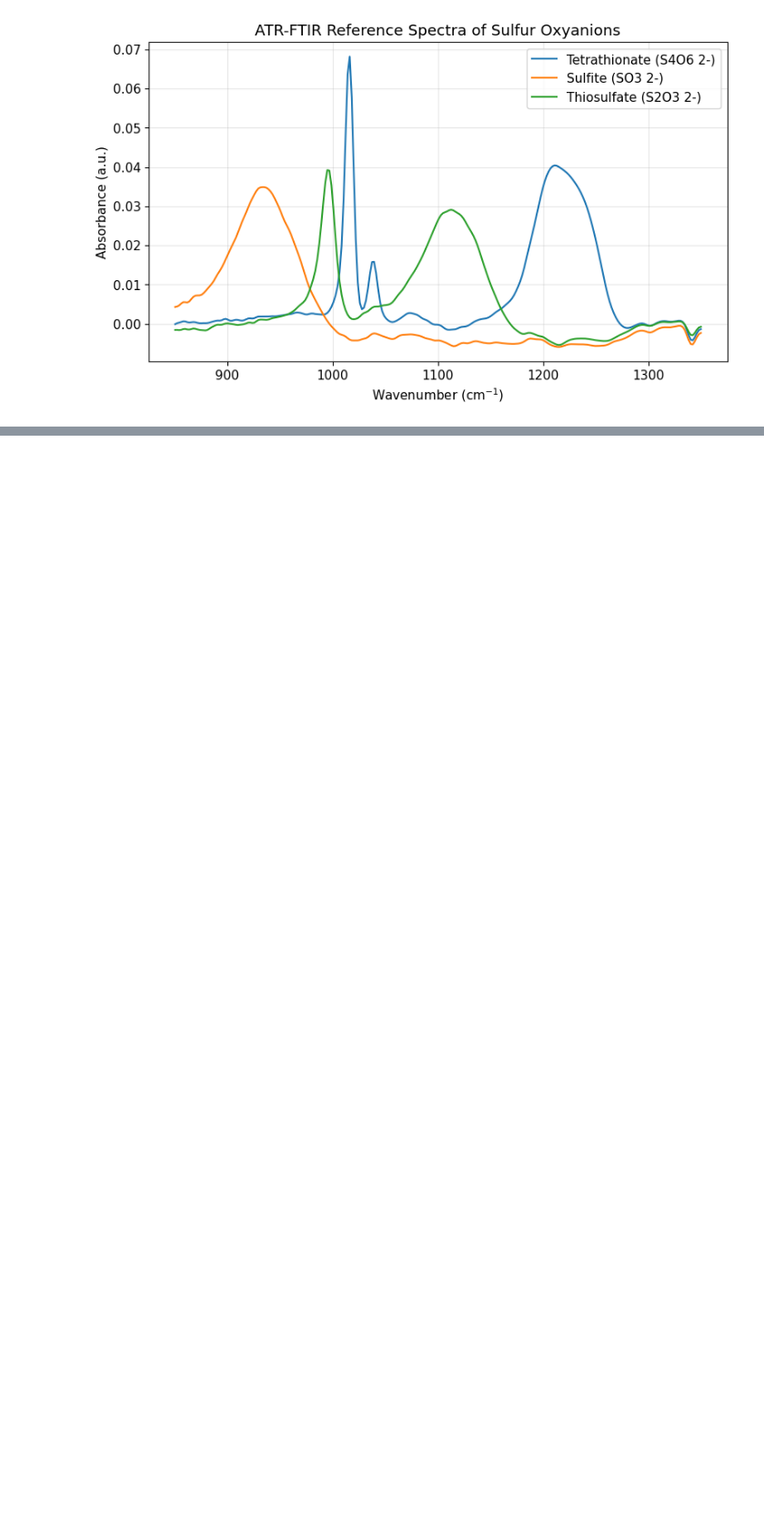
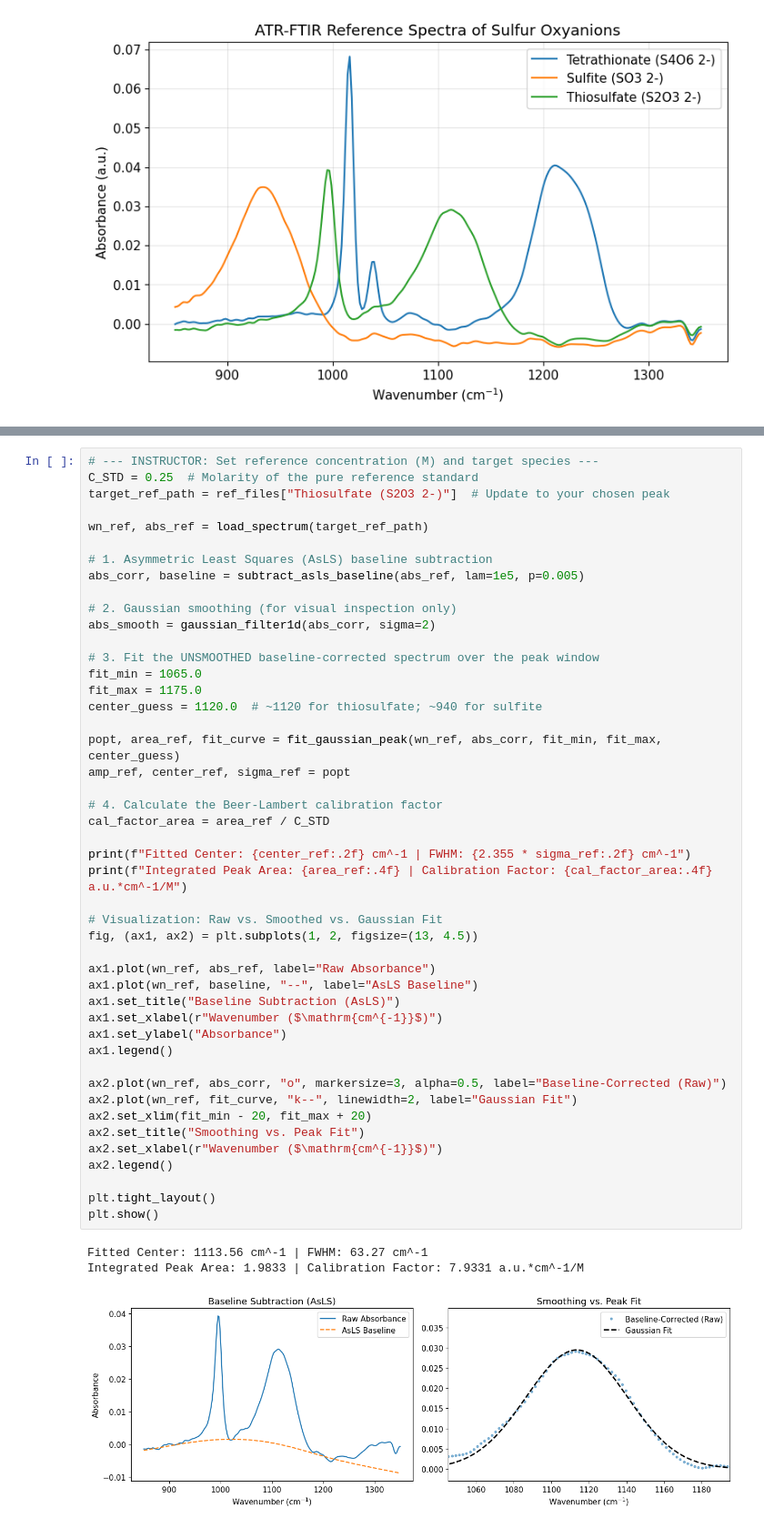
Before and after one commit to annajen225/Spectroscopy-analysis-project, a Jupyter notebook: spectroscopy_project.ipynb, the cells around one changed output, grey strips where cells are left out. Shown at 91% size. Saved outputs shown, nothing was run; the diff lists cells and outputs as text; blank space fills up the shorter version.

```diff
--- a/spectroscopy_project.ipynb
+++ b/spectroscopy_project.ipynb
@@ -175,6 +270,56 @@ plt.show()
 Fitted Center: 1116.31 cm^-1 | FWHM: 55.00 cm^-1
 Integrated Peak Area: 1.5242 | Calibration Factor: 6.0968 a.u.*cm^-1/M
 [figure]
+# %%
+# --- INSTRUCTOR: Set reference concentration (M) and target species ---
+C_STD = 0.25  # Molarity of the pure reference standard
+target_ref_path = ref_files["Thiosulfate (S2O3 2-)"]  # Update to your chosen peak
+
+wn_ref, abs_ref = load_spectrum(target_ref_path)
+
+# 1. Asymmetric Least Squares (AsLS) baseline subtraction
+abs_corr, baseline = subtract_asls_baseline(abs_ref, lam=1e5, p=0.005)
+
+# 2. Gaussian smoothing (for visual inspection only)
+abs_smooth = gaussian_filter1d(abs_corr, sigma=2)
+
+# 3. Fit the UNSMOOTHED baseline-corrected spectrum over the peak window
+fit_min = 1065.0
+fit_max = 1175.0
+center_guess = 1120.0  # ~1120 for thiosulfate; ~940 for sulfite
+
+popt, area_ref, fit_curve = fit_gaussian_peak(wn_ref, abs_corr, fit_min, fit_max, center_guess)
+amp_ref, center_ref, sigma_ref = popt
+
+# 4. Calculate the Beer-Lambert calibration factor
+cal_factor_area = area_ref / C_STD
+
+print(f"Fitted Center: {center_ref:.2f} cm^-1 | FWHM: {2.355 * sigma_ref:.2f} cm^-1")
+print(f"Integrated Peak Area: {area_ref:.4f} | Calibration Factor: {cal_factor_area:.4f} a.u.*cm^-1/M")
+
+# Visualization: Raw vs. Smoothed vs. Gaussian Fit
+fig, (ax1, ax2) = plt.subplots(1, 2, figsize=(13, 4.5))
+
+ax1.plot(wn_ref, abs_ref, label="Raw Absorbance")
+ax1.plot(wn_ref, baseline, "--", label="AsLS Baseline")
+ax1.set_title("Baseline Subtraction (AsLS)")
+ax1.set_xlabel(r"Wavenumber ($\mathrm{cm^{-1}}$)")
+ax1.set_ylabel("Absorbance")
+ax1.legend()
+
+ax2.plot(wn_ref, abs_corr, "o", markersize=3, alpha=0.5, label="Baseline-Corrected (Raw)")
+ax2.plot(wn_ref, fit_curve, "k--", linewidth=2, label="Gaussian Fit")
+ax2.set_xlim(fit_min - 20, fit_max + 20)
+ax2.set_title("Smoothing vs. Peak Fit")
+ax2.set_xlabel(r"Wavenumber ($\mathrm{cm^{-1}}$)")
+ax2.legend()
+
+plt.tight_layout()
+plt.show()
+# %% [output]
+Fitted Center: 1113.56 cm^-1 | FWHM: 63.27 cm^-1
+Integrated Peak Area: 1.9833 | Calibration Factor: 7.9331 a.u.*cm^-1/M
+[figure, added]
 # %%
 # --- INSTRUCTOR: Update file paths, timestamps (in seconds or minutes), and post-mixing [A]_0 ---
 kinetics_runs = [
```
Also changed, not shown: parts of 3 cells of this notebook.
